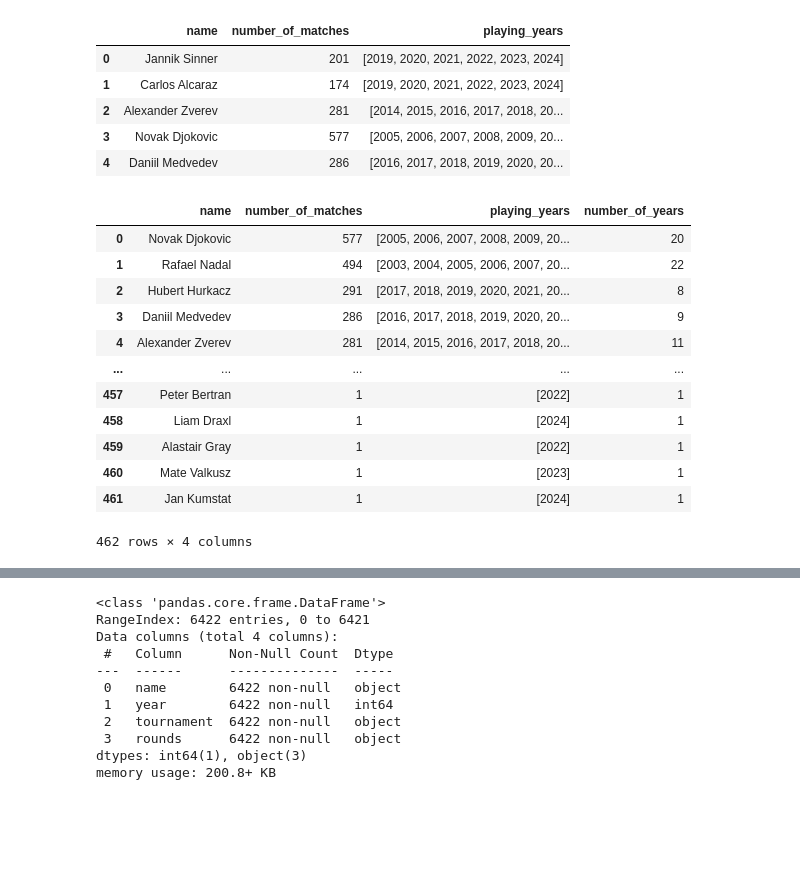
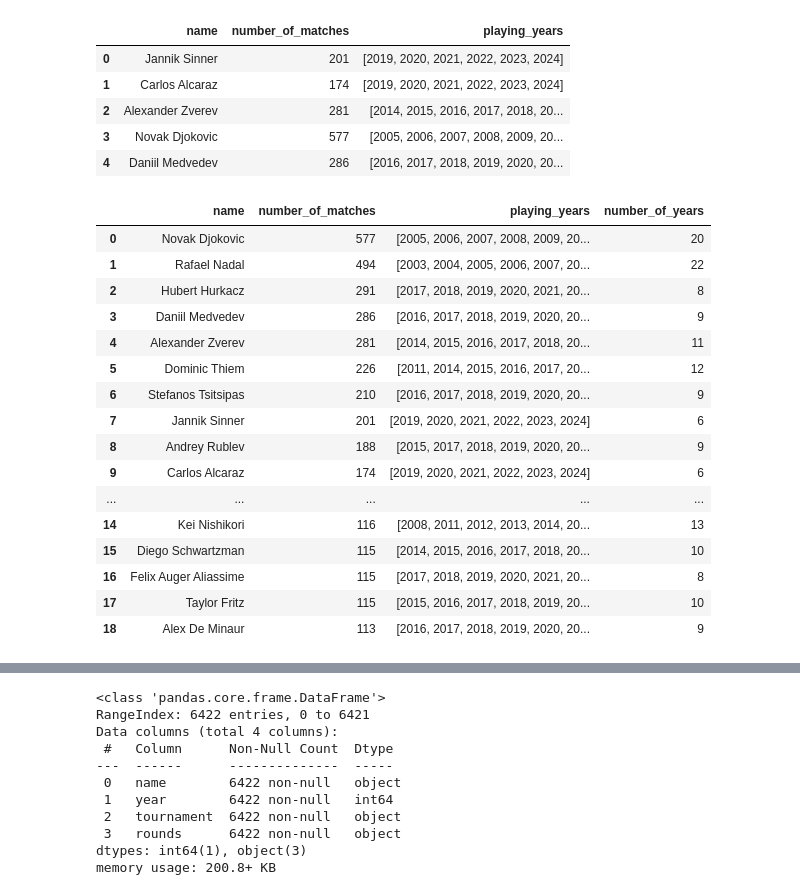
Before and after one commit to Mike812/kaggle, a Jupyter notebook: tennis_stats/TennisStats.ipynb, the cells around one changed output, grey strips where cells are left out. Cells and saved outputs as stored; diff of their text form; code cells hidden in the pictures; blank space fills up the shorter version.

```diff
--- a/tennis_stats/TennisStats.ipynb
+++ b/tennis_stats/TennisStats.ipynb
@@ -33,19 +58,23 @@ players_and_years.head()
 | 4 | Daniil Medvedev | 286 | [2016, 2017, 2018, 2019, 2020, 20... |
 # %%
 players_and_years["number_of_years"] = players_and_years["playing_years"].str.count(',') + 1
-# %%
-players_and_years.sort_values(by="number_of_matches", ascending=False).reset_index(drop=True)
-# %% [output]
-|  | name | number_of_matches | playing_years | number_of_years |
-| 0 | Novak Djokovic | 577 | [2005, 2006, 2007, 2008, 2009, 20... | 20 |
-| 1 | Rafael Nadal | 494 | [2003, 2004, 2005, 2006, 2007, 20... | 22 |
-| 2 | Hubert Hurkacz | 291 | [2017, 2018, 2019, 2020, 2021, 20... | 8 |
-| 3 | Daniil Medvedev | 286 | [2016, 2017, 2018, 2019, 2020, 20... | 9 |
-| 4 | Alexander Zverev | 281 | [2014, 2015, 2016, 2017, 2018, 20... | 11 |
-| ... | ... | ... | ... | ... |
-| 457 | Peter Bertran | 1 | [2022] | 1 |
-| 458 | Liam Draxl | 1 | [2024] | 1 |
-| 459 | Alastair Gray | 1 | [2022] | 1 |
-| 460 | Mate Valkusz | 1 | [2023] | 1 |
-| 461 | Jan Kumstat | 1 | [2024] | 1 |
-462 rows × 4 columns
+# %%
+query_number_of_matches(more_than_no_of_matches=100)
+# %% [output]
+|  | name | number_of_matches | playing_years | number_of_years |
+| 0 | Novak Djokovic | 577 | [2005, 2006, 2007, 2008, 2009, 20... | 20 |
+| 1 | Rafael Nadal | 494 | [2003, 2004, 2005, 2006, 2007, 20... | 22 |
+| 2 | Hubert Hurkacz | 291 | [2017, 2018, 2019, 2020, 2021, 20... | 8 |
+| 3 | Daniil Medvedev | 286 | [2016, 2017, 2018, 2019, 2020, 20... | 9 |
+| 4 | Alexander Zverev | 281 | [2014, 2015, 2016, 2017, 2018, 20... | 11 |
+| 5 | Dominic Thiem | 226 | [2011, 2014, 2015, 2016, 2017, 20... | 12 |
+| 6 | Stefanos Tsitsipas | 210 | [2016, 2017, 2018, 2019, 2020, 20... | 9 |
+| 7 | Jannik Sinner | 201 | [2019, 2020, 2021, 2022, 2023, 2024] | 6 |
+| 8 | Andrey Rublev | 188 | [2015, 2017, 2018, 2019, 2020, 20... | 9 |
+| 9 | Carlos Alcaraz | 174 | [2019, 2020, 2021, 2022, 2023, 2024] | 6 |
+| ... | ... | ... | ... | ... |
+| 14 | Kei Nishikori | 116 | [2008, 2011, 2012, 2013, 2014, 20... | 13 |
+| 15 | Diego Schwartzman | 115 | [2014, 2015, 2016, 2017, 2018, 20... | 10 |
+| 16 | Felix Auger Aliassime | 115 | [2017, 2018, 2019, 2020, 2021, 20... | 8 |
+| 17 | Taylor Fritz | 115 | [2015, 2016, 2017, 2018, 2019, 20... | 10 |
+| 18 | Alex De Minaur | 113 | [2016, 2017, 2018, 2019, 2020, 20... | 9 |
```
Also changed, not shown: parts of 13 cells of this notebook, 1 other file.
